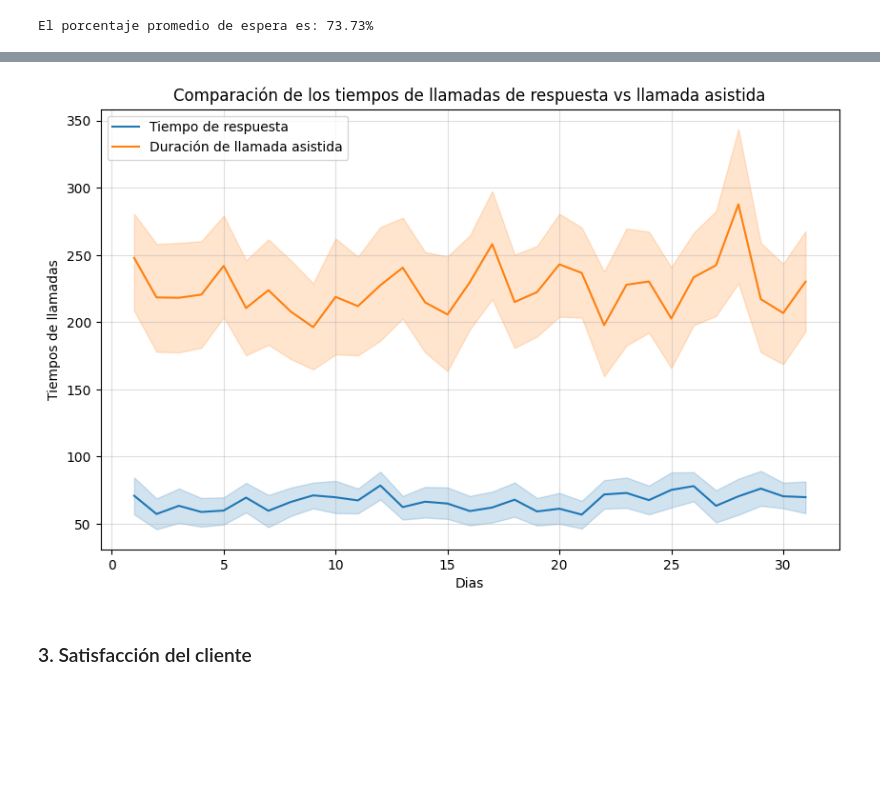
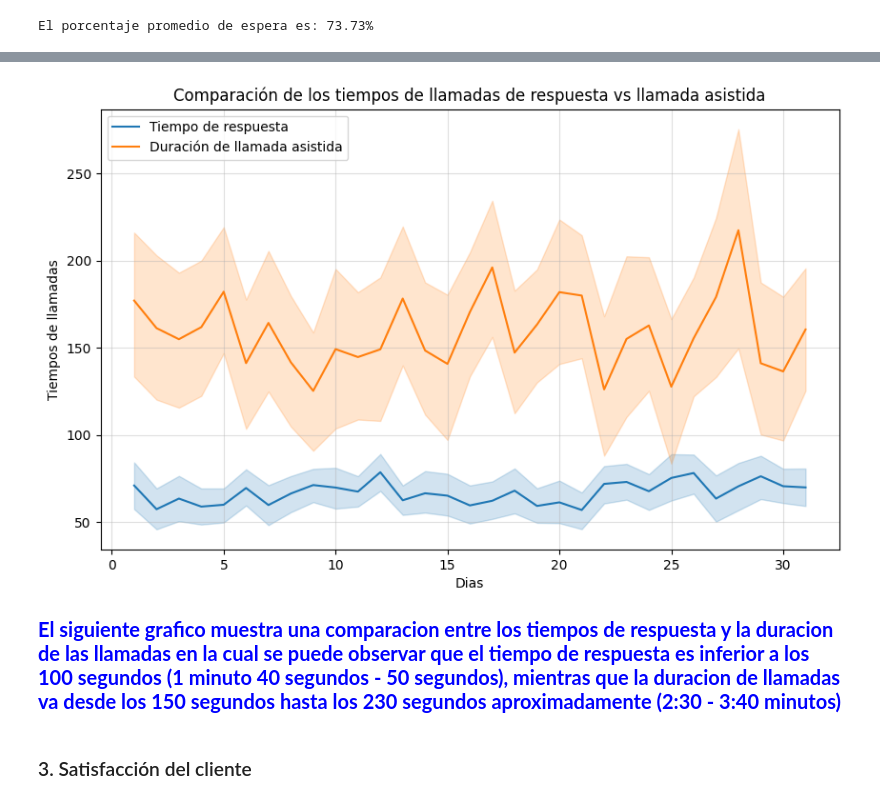
Before and after one commit to Hectorcidps/Portfolio_DA, a Jupyter notebook: Proyecto 12 - Servicio/Servicios.ipynb, the cells around one changed output, grey strips where cells are left out. Saved outputs shown, nothing was run; the diff lists cells and outputs as text; code cells hidden in the pictures; blank space fills up the shorter version.

```diff
--- a/Proyecto 12 - Servicio/Servicios.ipynb
+++ b/Proyecto 12 - Servicio/Servicios.ipynb
@@ -319,6 +347,9 @@ print(f"El tiempo promedio de respuesta de los asesores es de: {llamada_total} m
 El tiempo promedio de respuesta de los asesores es de: 3.73 minutos
 # %% [markdown]
 #### b) ¿Qué porcentaje del tiempo total de la llamada es asistido por un asesor?
+# %%
+# calcular la diferencia de tiempos entre la duracion de la llamada y el tiempo de respuesta
+servicio['tiempo_real_atendido'] = servicio['duracion_llamada_asistida'] - servicio['tiempo_respuesta']
 # %%
 # porcentaje del tiempo total de espera representa el tiempo asistido por un asesor
 servicio['%_tiempo'] = (servicio['duracion_llamada_asistida'] * 100) / (servicio['duracion_llamada_asistida'] + servicio['tiempo_respuesta'])
@@ -352,25 +387,29 @@ El porcentaje promedio de espera es: 73.73%
 # %%
 # grafica comparativa tiempos de llamadas
 plt.figure(figsize=(10,6))
 # grafico
 sns.lineplot(data=servicio,
              x='dias',
              y='tiempo_respuesta',
              label='Tiempo de respuesta')
 sns.lineplot(data=servicio,
              x='dias',
-             y='duracion_llamada_asistida',
+             y='tiempo_real_atendido',
              label='Duración de llamada asistida')
 # formato grafico
 plt.title('Comparación de los tiempos de llamadas de respuesta vs llamada asistida')
 plt.xlabel('Dias')
 plt.ylabel('Tiempos de llamadas')
 plt.grid(axis='both', alpha=0.4)
 plt.legend()
 # mostrar grafico
 plt.show()
 # %% [output]
-[figure, old version]
+[figure, new version]
+# %% [markdown]
+<span style="color:blue; font-weight:bold; font-size:20px">
+El siguiente grafico muestra una comparacion entre los tiempos de respuesta y la duracion de las llamadas en la cual se puede observar que el tiempo de respuesta es inferior a los 100 segundos (1 minuto 40 segundos - 50 segundos), mientras que la duracion de llamadas va desde los 150 segundos hasta los 230 segundos aproximadamente (2:30 - 3:40 minutos)
+</span>
 # %% [markdown]
 ### 3. Satisfacción del cliente
 # %% [markdown]
```
Also changed, not shown: parts of 37 cells of this notebook.
